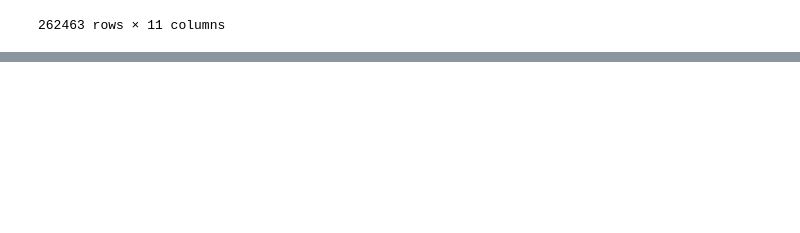
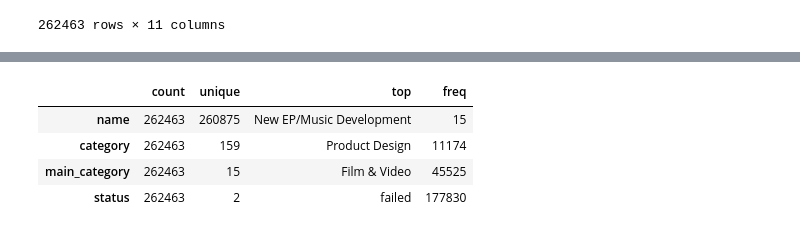
Before and after one commit to data301-2021-winter1/project-group07-project, a Jupyter notebook: notebooks/analysis2.ipynb, the cells around one changed output, grey strips where cells are left out. Cells and saved outputs as stored; diff of their text form; code cells hidden in the pictures; blank space fills up the shorter version.

```diff
--- a/notebooks/analysis2.ipynb
+++ b/notebooks/analysis2.ipynb
@@ -264,0 +282,8 @@ processeddata
+# %%
+processeddata.describe(include='object').T
+# %% [output]
+|  | count | unique | top | freq |
+| name | 262463 | 260875 | New EP/Music Development | 15 |
+| category | 262463 | 159 | Product Design | 11174 |
+| main_category | 262463 | 15 | Film & Video | 45525 |
+| status | 262463 | 2 | failed | 177830 |
```
Also changed, not shown: parts of 5 cells of this notebook.
